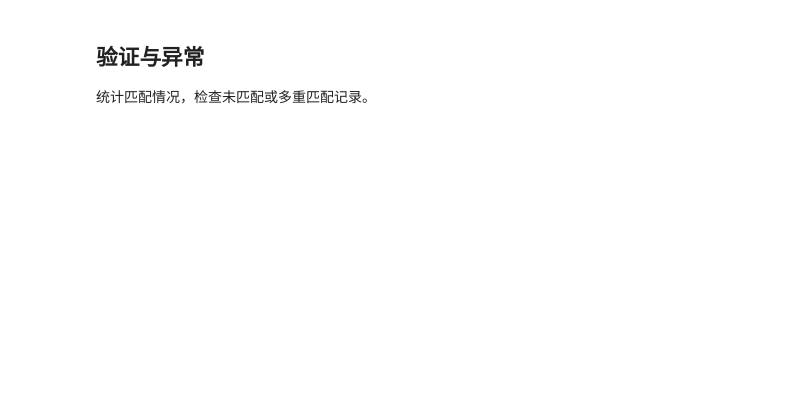
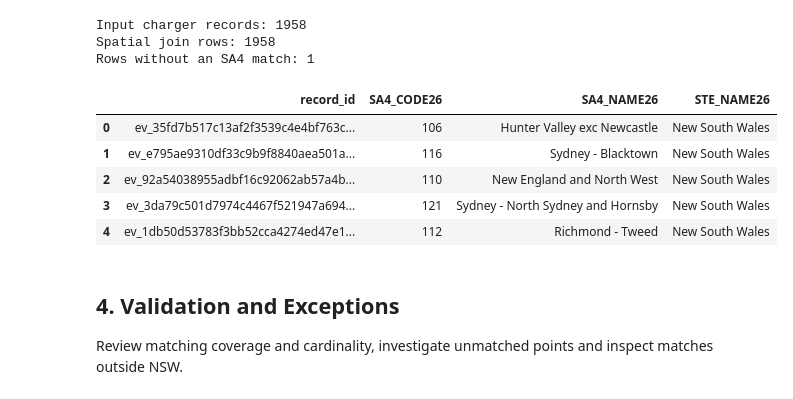
Before and after one commit to Yiiiiio/5339, a Jupyter notebook: notebooks/02_spatial.ipynb, the cells around one changed output. Drawn from its saved outputs; the diff is of its cells as text; code cells hidden in the pictures; blank space fills up the shorter version.

Commit message:
Complete spatial integration notebook

```diff
--- a/notebooks/02_spatial.ipynb
+++ b/notebooks/02_spatial.ipynb
@@ -12,0 +159,12 @@
+# %%
+# Keep only records with non-missing, non-empty geometry.
+sa4_spatial = sa4.loc[
+    sa4.geometry.notna() & ~sa4.geometry.is_empty
+].copy()
+
+print("Original boundary records:", len(sa4))
+print("Boundary records with geometry:", len(sa4_spatial))
+print("Excluded records:", len(sa4) - len(sa4_spatial))
+print("Invalid geometries:", (~sa4_spatial.geometry.is_valid).sum())
+print("Geometry types:")
+print(sa4_spatial.geometry.geom_type.value_counts())
@@ -12,0 +213,8 @@
+# %%
+# Working assumption; not confirmed by the source documentation.
+CHARGER_CRS = "EPSG:4326"
+CHARGER_CRS_STATUS = "Assumed WGS84; pending confirmation"
+
+print("Assumed charger CRS:", CHARGER_CRS)
+print("Charger CRS status:", CHARGER_CRS_STATUS)
+print("Verified boundary CRS:", sa4_spatial.crs)
@@ -17,4 +263,40 @@
+# %%
+# Select the boundary attributes needed for matching.
+sa4_lookup = sa4_spatial[
+    ["SA4_CODE26", "SA4_NAME26", "STE_NAME26", "geometry"]
+].copy()
+
+# Retain every charger record, including unmatched records.
+charger_sa4_matches = gpd.sjoin(
+    charger_points,
+    sa4_lookup,
+    how="left",
+    predicate="within"
+)
+
+print("Input charger records:", len(charger_points))
+print("Spatial join rows:", len(charger_sa4_matches))
+print(
+    "Rows without an SA4 match:",
+    charger_sa4_matches["index_right"].isna().sum()
+)
+
+display(
+    charger_sa4_matches[
+        ["record_id", "SA4_CODE26", "SA4_NAME26", "STE_NAME26"]
+    ].head()
+)
+# %% [output]
+Input charger records: 1958
+Spatial join rows: 1958
+Rows without an SA4 match: 1
+|  | record_id | SA4_CODE26 | SA4_NAME26 | STE_NAME26 |
+| 0 | ev_35fd7b517c13af2f3539c4e4bf763c... | 106 | Hunter Valley exc Newcastle | New South Wales |
+| 1 | ev_e795ae9310df33c9b9f8840aea501a... | 116 | Sydney - Blacktown | New South Wales |
+| 2 | ev_92a54038955adbf16c92062ab57a4b... | 110 | New England and North West | New South Wales |
+| 3 | ev_3da79c501d7974c4467f521947a694... | 121 | Sydney - North Sydney and Hornsby | New South Wales |
+| 4 | ev_1db50d53783f3bb52cca4274ed47e1... | 112 | Richmond - Tweed | New South Wales |
 # %% [markdown]
-## 验证与异常
+## 4. Validation and Exceptions
 
-统计匹配情况，检查未匹配或多重匹配记录。
+Review matching coverage and cardinality, investigate unmatched points and inspect matches outside NSW.
```
Also changed, not shown: parts of 34 cells of this notebook.
